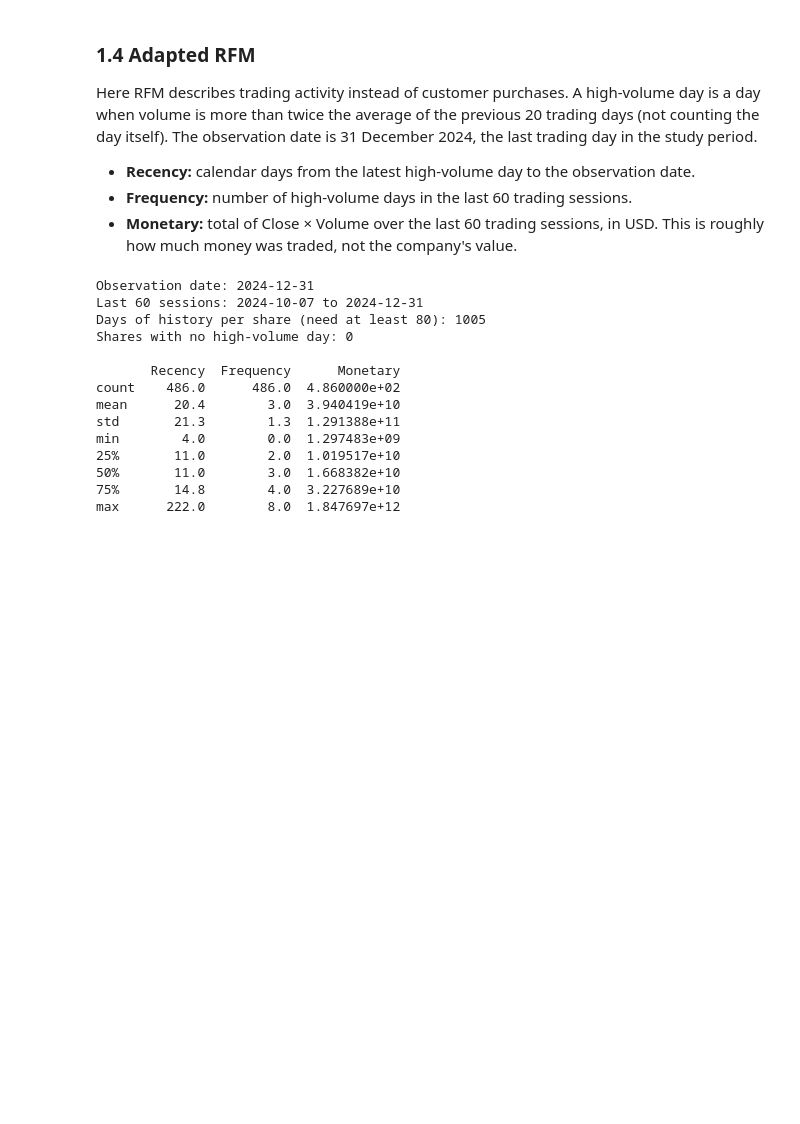
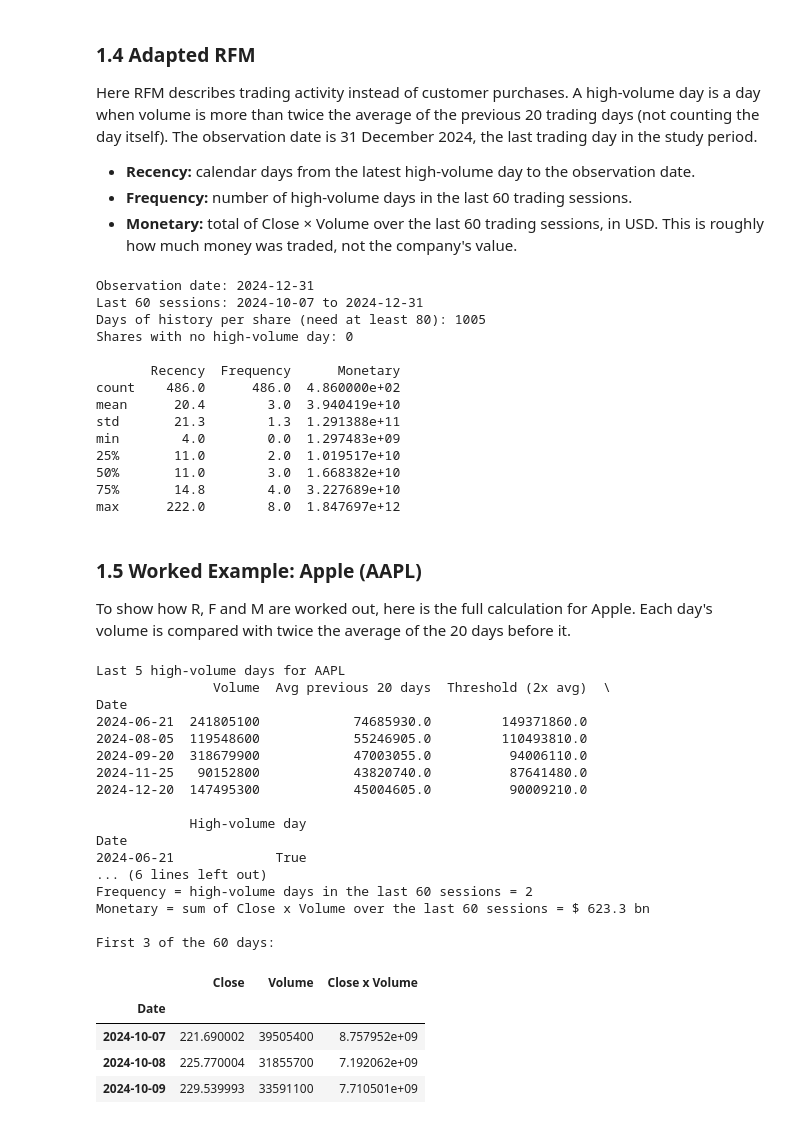
Before and after one commit to zafar-m3n/crm-coursework-stock-clusters, a Jupyter notebook: CRM Assignment - Grouping S&P 500 Stocks.ipynb, the cells around one changed output. Saved outputs shown, nothing was run; the diff lists cells and outputs as text; code cells hidden in the pictures; blank space fills up the shorter version.

Commit message:
Add worked RFM example for AAPL and feature summary table

```diff
--- a/CRM Assignment - Grouping S&P 500 Stocks.ipynb
+++ b/CRM Assignment - Grouping S&P 500 Stocks.ipynb
@@ -331,3 +331,53 @@ min        4.0        0.0  1.297483e+09
 50%       11.0        3.0  1.668382e+10
 75%       14.8        4.0  3.227689e+10
 max      222.0        8.0  1.847697e+12
+# %% [markdown]
+### 1.5 Worked Example: Apple (AAPL)
+To show how R, F and M are worked out, here is the full calculation for Apple. Each day's volume is compared with twice the average of the 20 days before it.
+# %%
+example = "AAPL"
+
+worked = pd.DataFrame({
+    "Volume": volume[example],
+    "Avg previous 20 days": avg_20[example],
+    "Threshold (2x avg)": 2 * avg_20[example],
+    "High-volume day": high_volume[example],
+})
+event_days = worked[worked["High-volume day"]]
+
+print("Last 5 high-volume days for", example)
+print(event_days.tail(5))
+print()
+
+last_event = event_days.index[-1]
+print("Recency =", obs_date.date(), "minus", last_event.date(), "=", (obs_date - last_event).days, "days")
+print("Frequency = high-volume days in the last 60 sessions =", worked.loc[last_60, "High-volume day"].sum())
+
+traded = close.loc[last_60, example] * volume.loc[last_60, example]
+print("Monetary = sum of Close x Volume over the last 60 sessions = $", round(traded.sum() / 1e9, 2), "bn")
+print()
+print("First 3 of the 60 days:")
+pd.DataFrame({"Close": close.loc[last_60, example], "Volume": volume.loc[last_60, example], "Close x Volume": traded}).head(3)
+# %% [output]
+Last 5 high-volume days for AAPL
+               Volume  Avg previous 20 days  Threshold (2x avg)  \
+Date
+2024-06-21  241805100            74685930.0         149371860.0
+2024-08-05  119548600            55246905.0         110493810.0
+2024-09-20  318679900            47003055.0          94006110.0
+2024-11-25   90152800            43820740.0          87641480.0
+2024-12-20  147495300            45004605.0          90009210.0
+
+            High-volume day
+Date
+2024-06-21             True
+... (6 lines left out)
+Frequency = high-volume days in the last 60 sessions = 2
+Monetary = sum of Close x Volume over the last 60 sessions = $ 623.3 bn
+
+First 3 of the 60 days:
+|  | Close | Volume | Close x Volume |
+| Date |  |  |  |
+| 2024-10-07 | 221.690002 | 39505400 | 8.757952e+09 |
+| 2024-10-08 | 225.770004 | 31855700 | 7.192062e+09 |
+| 2024-10-09 | 229.539993 | 33591100 | 7.710501e+09 |
```
Also changed, not shown: parts of 2 cells of this notebook, 1 other file.
